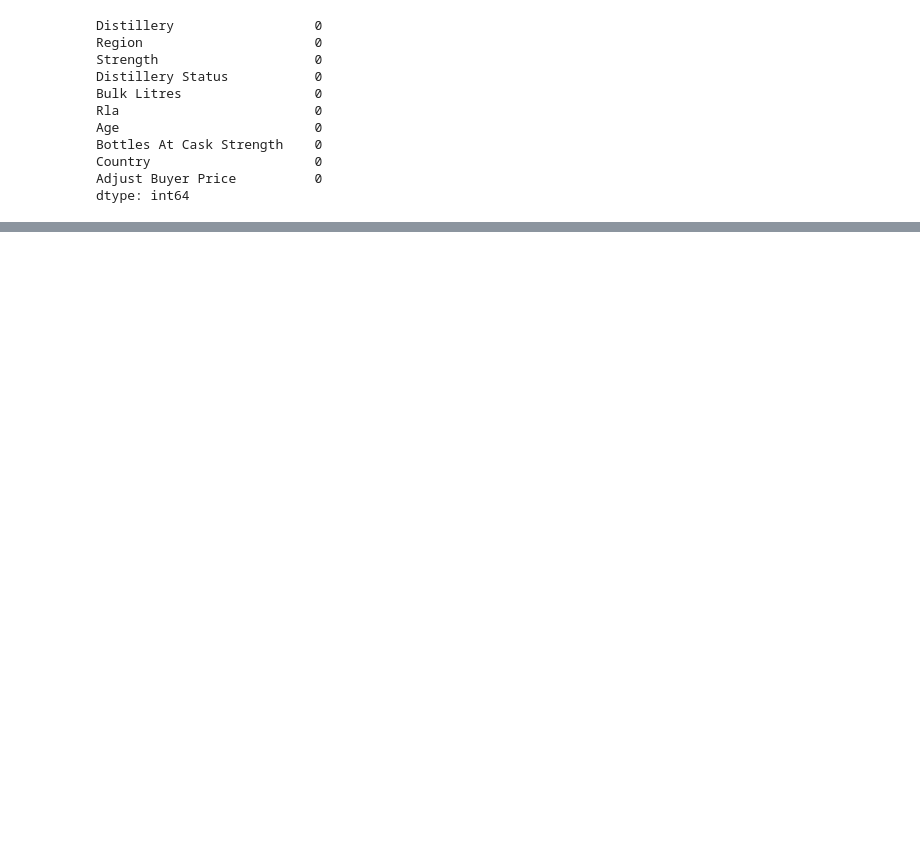
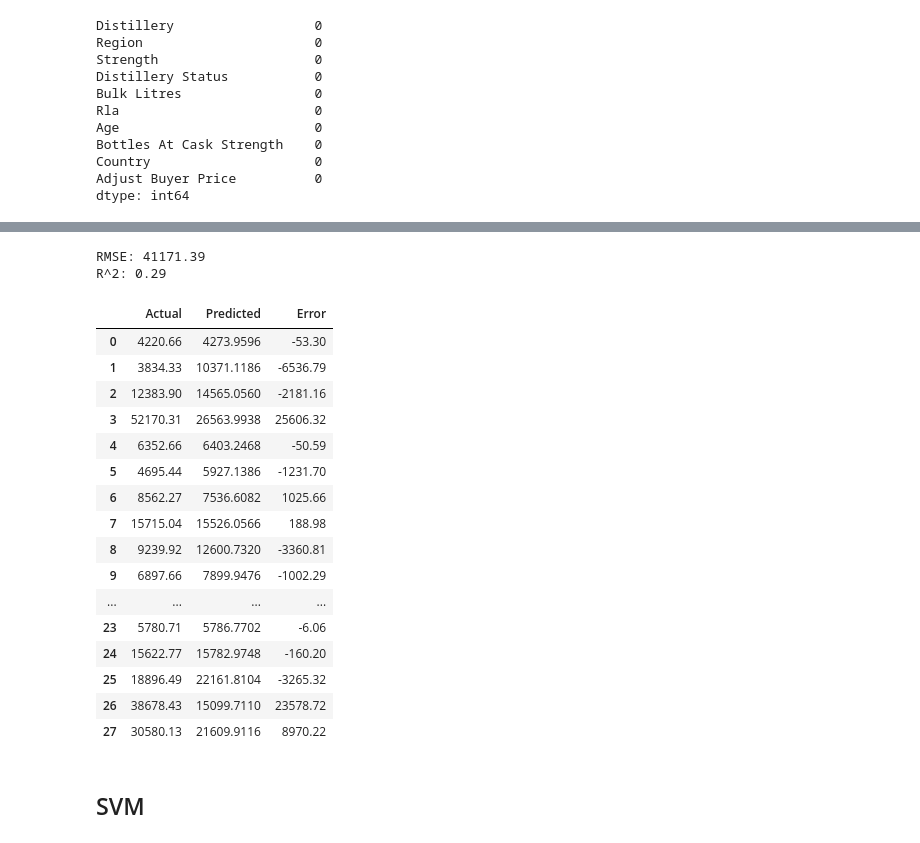
Before and after one commit to joaopaivaa/Cask-Worth, a Jupyter notebook: model.ipynb, the cells around one changed output, grey strips where cells are left out. Drawn from its saved outputs; the diff is of its cells as text; code cells hidden in the pictures; blank space fills up the shorter version.

```diff
--- a/model.ipynb
+++ b/model.ipynb
@@ -323,0 +401,30 @@ x_train.shape, x_test.shape, y_train.shape, y_test.shape
+# %%
+from sklearn.ensemble import RandomForestRegressor
+
+model = RandomForestRegressor(random_state=1)
+
+param_grid = {
+    'n_estimators': [50, 100, 200],
+    'max_depth': [None, 5, 10],
+    'min_samples_split': [2, 5, 10],
+    'min_samples_leaf': [1, 2, 4],
+    'max_features': ['auto', 'sqrt', 'log2']
+}
+
+grid_search = GridSearchCV(
+    estimator=model,
+    param_grid=param_grid,
+    cv=5,
+    scoring='neg_root_mean_squared_error',
+    n_jobs=-1
+)
+
+grid_search.fit(x_train, y_train)
+
+print(f"Best parameters: {grid_search.best_params_}")
+print(f"Best RMSE: {grid_search.best_score_:.2f}")
+print(f"Best estimator: {grid_search.best_estimator_}")
+
+best_model = grid_search.best_estimator_
+
+y_pred = best_model.predict(x_test)
@@ -323,0 +452,35 @@ x_train.shape, x_test.shape, y_train.shape, y_test.shape
+# %%
+pred_vs_test = pd.DataFrame({'Actual': y_test.values, 'Predicted': y_pred})
+pred_vs_test['Error'] = round(pred_vs_test['Actual'] - pred_vs_test['Predicted'], 2)
+
+rmse = np.sqrt(np.mean(pred_vs_test['Error']**2))
+print(f"RMSE: {rmse:.2f}")
+
+r2 = r2_score(y_test, y_pred)
+print(f'R^2: {r2:.2f}')
+
+models_metrics['Linear Regression'] = {'RMSE': rmse, 'R^2': r2}
+
+pred_vs_test
+# %% [output]
+RMSE: 41171.39
+R^2: 0.29
+|  | Actual | Predicted | Error |
+| 0 | 4220.66 | 4273.9596 | -53.30 |
+| 1 | 3834.33 | 10371.1186 | -6536.79 |
+| 2 | 12383.90 | 14565.0560 | -2181.16 |
+| 3 | 52170.31 | 26563.9938 | 25606.32 |
+| 4 | 6352.66 | 6403.2468 | -50.59 |
+| 5 | 4695.44 | 5927.1386 | -1231.70 |
+| 6 | 8562.27 | 7536.6082 | 1025.66 |
+| 7 | 15715.04 | 15526.0566 | 188.98 |
+| 8 | 9239.92 | 12600.7320 | -3360.81 |
+| 9 | 6897.66 | 7899.9476 | -1002.29 |
+| ... | ... | ... | ... |
+| 23 | 5780.71 | 5786.7702 | -6.06 |
+| 24 | 15622.77 | 15782.9748 | -160.20 |
+| 25 | 18896.49 | 22161.8104 | -3265.32 |
+| 26 | 38678.43 | 15099.7110 | 23578.72 |
+| 27 | 30580.13 | 21609.9116 | 8970.22 |
+# %% [markdown]
+## SVM
```
Also changed, not shown: parts of 25 cells of this notebook.
